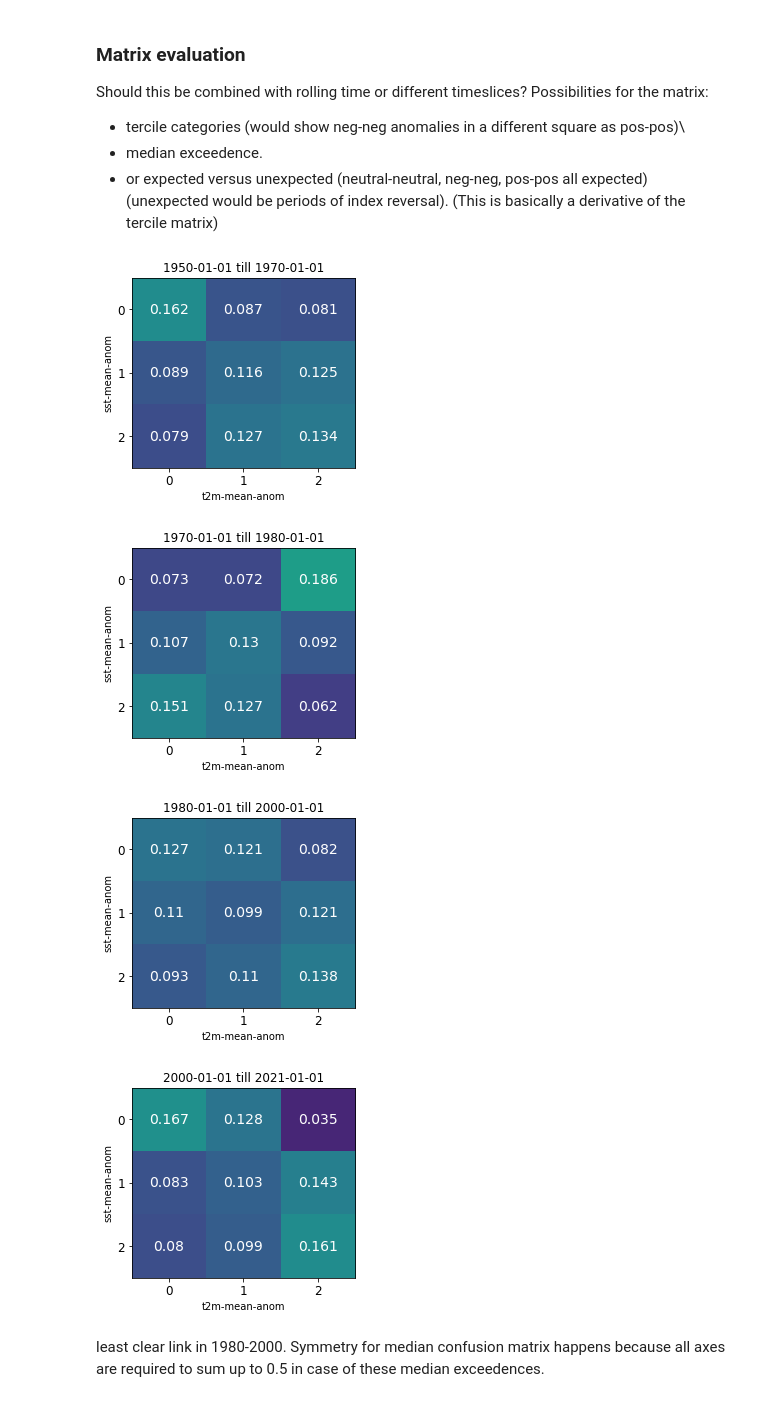
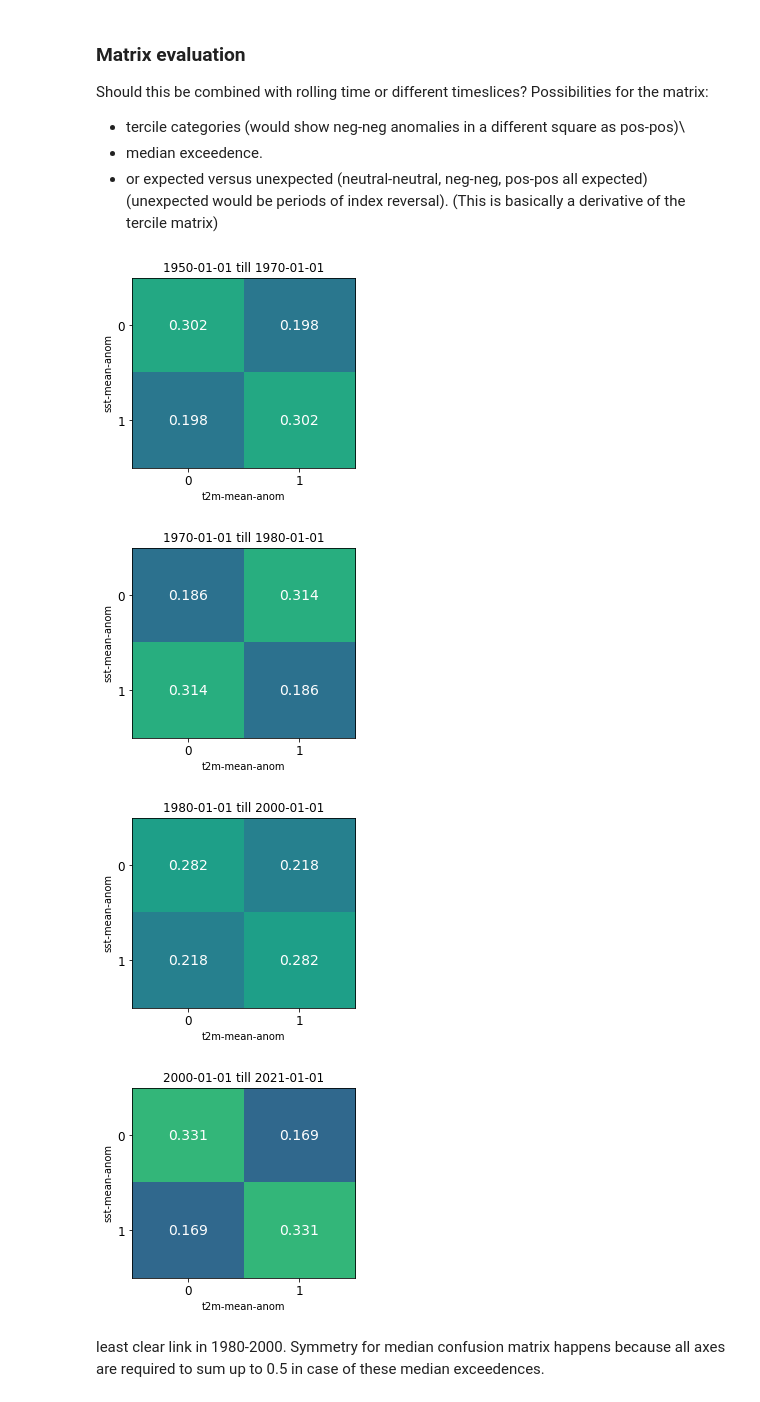
Before and after one commit to chiemvs/telegates, a Jupyter notebook: Explore.ipynb, the cells around one changed output. Saved outputs shown, nothing was run; the diff lists cells and outputs as text; code cells hidden in the pictures.

```diff
--- a/Explore.ipynb
+++ b/Explore.ipynb
@@ -320,0 +331,16 @@ correlations
+# %%
+idxname = '21d_deseas_inter'
+nino4.name = 'nino4'
+combined = pd.merge(nino4, indices[idxname].to_series(), left_index = True, right_index = True, how = 'inner')
+combined
+
+fig, ax = plt.subplots(figsize = (10,5))
+for nyears in [5,10,15,20]:
+    test = combined.rolling(365*nyears, center = True).corr()
+    test = test.loc[(slice(None),'sst-mean-anom'), 'nino4']
+    test.index = test.index.droplevel(-1)
+    ax.plot(test.index, test.values, label = str(nyears))
+ax.hlines(y = 0, xmin = combined.index.min(), xmax = combined.index.max())
+ax.legend(title = 'nyear window')
+ax.set_title('rolling pearson correlation (ENSO~sst_index), year-round')
+plt.show()
@@ -320,0 +349,16 @@ correlations
+# %%
+idxname = '21d_deseas_inter'
+nino4.name = 'nino4'
+combined = pd.merge(nino4, indices[idxname].to_series(), left_index = True, right_index = True, how = 'inner')
+combined = combined.loc[combined.index.month.map(lambda m: m in [6,7,8]),:]
+
+fig, ax = plt.subplots(figsize = (10,5))
+for nyears in [5,10,15,20]:
+    test = combined.rolling(92*nyears, center = True).corr()
+    test = test.loc[(slice(None),'sst-mean-anom'), 'nino4']
+    test.index = test.index.droplevel(-1)
+    ax.plot(test.index, test.values, label = str(nyears))
+ax.hlines(y = 0, xmin = combined.index.min(), xmax = combined.index.max())
+ax.legend(title = 'nyear window')
+ax.set_title('rolling pearson correlation (ENSO~sst_index), summer only')
+plt.show()
@@ -320,0 +370,3 @@ correlations
+# %%
+comb = pd.read_hdf('~/paper4/nino_rel_monthly.h5')
+comb.index = pd.date_range(comb.index.values.min(), comb.index.values.max(), freq = 'MS') # Error with MS freq
@@ -421,12 +494,14 @@ def combine_index_response(idx, idxname, lag = True, separation = -15, only_mont
     """
     If summeronly then only summer values are used for detrending.
     """
+    if not (type(nino34) in [pd.Series, pd.DataFrame]):
+        idx = ids.to_pandas()
     if idxname.startswith('21'):
         precursoragg = 21
     else:
         precursoragg = 1
     if lag:
-        lagged = lag_precursor(idx.to_pandas(), separation = separation, timeagg = precursoragg)
+        lagged = lag_precursor(idx, separation = separation, timeagg = precursoragg)
         lagged.name = idx.name
     response = reduced.to_pandas()
     response.name = reduced.name
@@ -630,21 +718,21 @@ def visualize(tab: pd.DataFrame):
 # %%
 idxname = '21d_deseas_inter'
 
 for sl in timeslices:
     combined = combine_index_response(idx = indices[idxname], idxname = idxname,
                                   lag = True, separation = -15, only_months = [6,7,8], detrend_response = False)
     comb = combined.loc[sl,:]
-    thresholds = comb.quantile([0.33,0.66])
-    #thresholds = comb.quantile([0.5])
+    #thresholds = comb.quantile([0.33,0.66])
+    thresholds = comb.quantile([0.5])
     counts = count_combinations(digitized_array=digitize(comb, thresholds=thresholds), normalize = True)
     fig, ax = visualize(counts)
     ax.set_title(f'{sl.start} till {sl.stop}')
     plt.show()
 # %% [output]
-[figure, old version]
+[figure, new version]
-[figure, old version]
+[figure, new version]
-[figure, old version]
+[figure, new version]
-[figure, old version]
+[figure, new version]
 # %% [markdown]
 least clear link in 1980-2000. Symmetry for median confusion matrix happens because all axes are required to sum up to 0.5 in case of these median exceedences.
 # %% [markdown]
```
Also changed, not shown: parts of 30 cells of this notebook, 1 other file.
